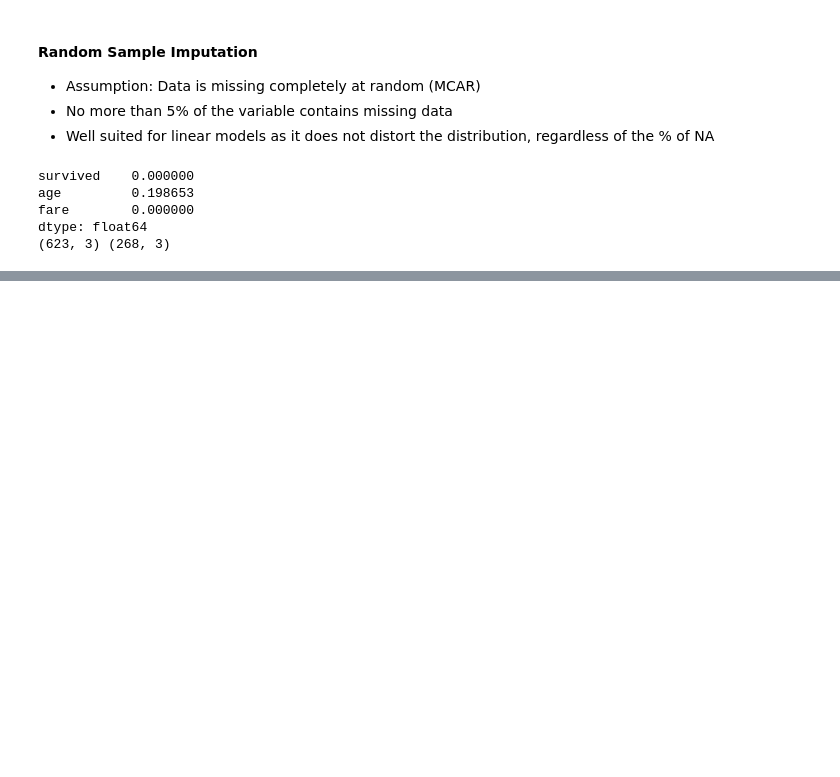
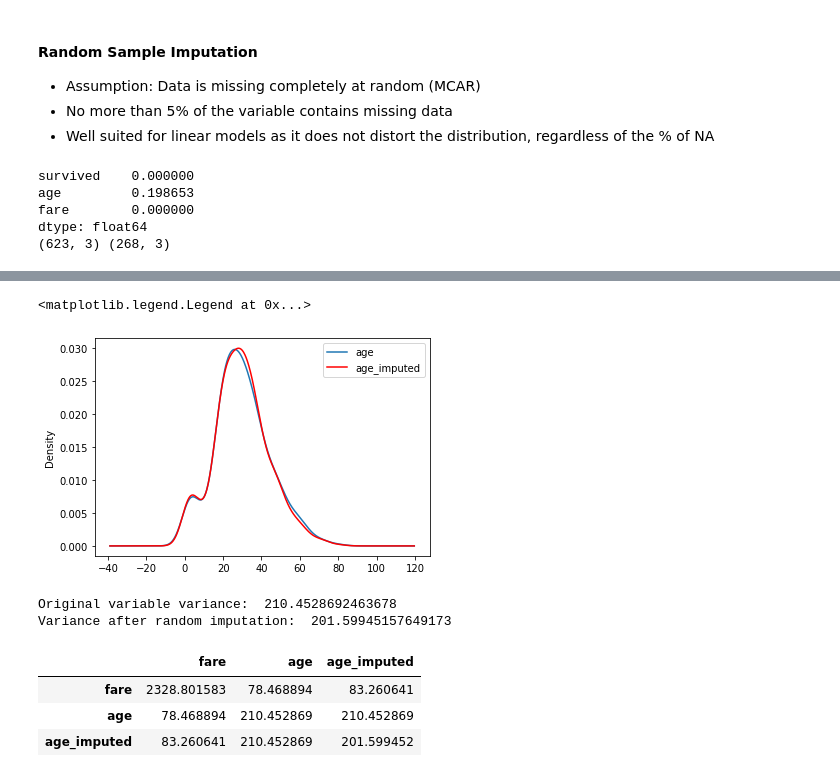
Before and after one commit to KarthikKothareddy/FeatureEngineering, a Jupyter notebook: Missing_Data_Imputation_2.ipynb, the cells around one changed output, grey strips where cells are left out. Saved outputs shown, nothing was run; the diff lists cells and outputs as text; code cells hidden in the pictures; blank space fills up the shorter version.

Commit message:
random imputation side effects

```diff
--- a/Missing_Data_Imputation_2.ipynb
+++ b/Missing_Data_Imputation_2.ipynb
@@ -424,5 +424,9 @@ random_sample_test = x_test["age"].dropna().sample(
 )
 # %%
 # pandas needs to have the same index in order to merge datasets
-random_sample_train.index = X_train[X_train['age'].isnull()].index
-random_sample_test.index = X_test[X_test['age'].isnull()].index
+random_sample_train.index = x_train[x_train['age'].isnull()].index
+random_sample_test.index = x_test[x_test['age'].isnull()].index
+# %%
+# replace the NA in the newly created variable
+x_train.loc[x_train['age'].isnull(), 'age_imputed'] = random_sample_train
+x_test.loc[x_test['age'].isnull(), 'age_imputed'] = random_sample_test
@@ -428,0 +446,35 @@ random_sample_test.index = X_test[X_test['age'].isnull()].index
+# %%
+# we can see that the distribution of the variable after
+# random sample imputation is almost exactly the same as the original
+
+fig = plt.figure()
+ax = fig.add_subplot(111)
+
+x_train['age'].plot(kind='kde', ax=ax)
+x_train['age_imputed'].plot(kind='kde', ax=ax, color='red')
+
+lines, labels = ax.get_legend_handles_labels()
+ax.legend(lines, labels, loc='best')
+# %% [output]
+<matplotlib.legend.Legend at 0x...>
+[figure, added]
+# %%
+# there is some change in the variance of the variable.
+# however this change is much smaller compared to mean / median
+# imputation (check the previous notebook for comparison)
+
+print('Original variable variance: ', x_train['age'].var())
+print('Variance after random imputation: ', x_train['age_imputed'].var())
+# %% [output]
+Original variable variance:  210.4528692463678
+Variance after random imputation:  201.59945157649173
+# %%
+# the covariance of Age with Fare is also less affected by this
+# imputation technique compared to mean / median imputation
+
+x_train[['fare', 'age', 'age_imputed']].cov()
+# %% [output]
+|  | fare | age | age_imputed |
+| fare | 2328.801583 | 78.468894 | 83.260641 |
+| age | 78.468894 | 210.452869 | 210.452869 |
+| age_imputed | 83.260641 | 210.452869 | 201.599452 |
```
Also changed, not shown: parts of 17 cells of this notebook.
